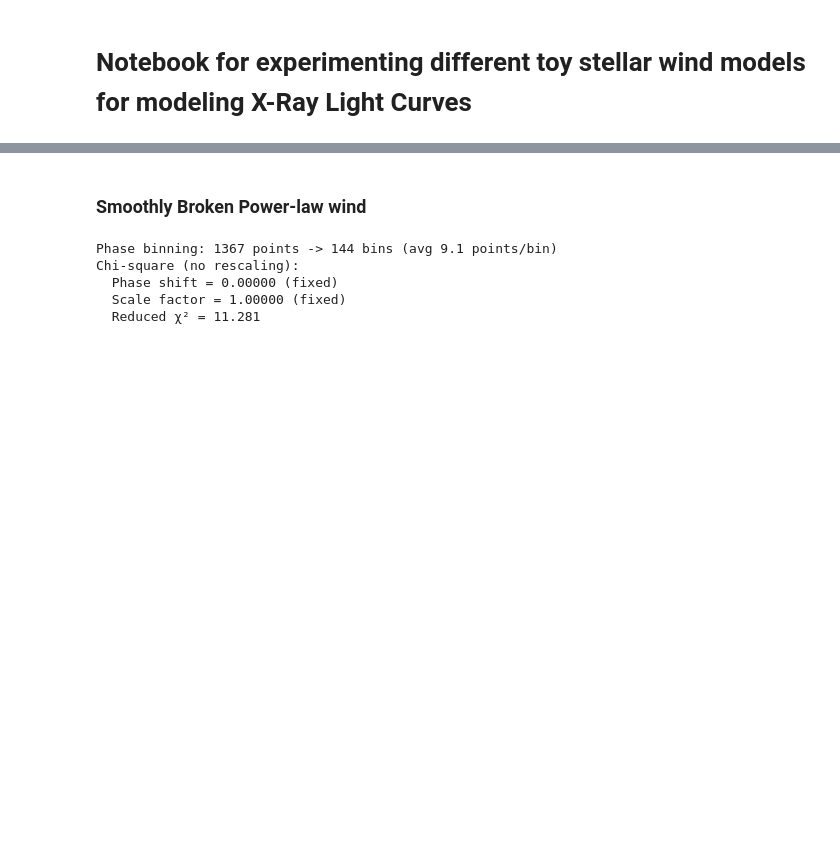
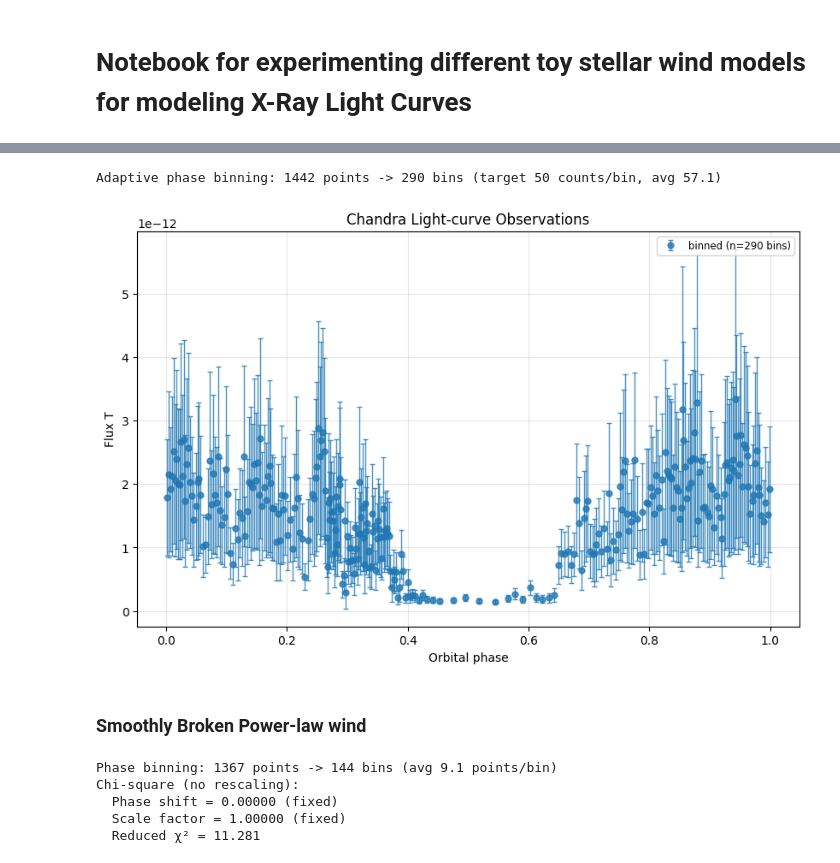
Before and after one commit to Ruchit10/XRB_LightCurve, a Jupyter notebook: xrb_toy_wind_models.ipynb, the cells around one changed output, grey strips where cells are left out. Drawn from its saved outputs; the diff is of its cells as text; code cells hidden in the pictures; blank space fills up the shorter version.

```diff
--- a/xrb_toy_wind_models.ipynb
+++ b/xrb_toy_wind_models.ipynb
@@ -37,3 +37,15 @@ Removed 131 zero/NaN flux data points (1367 remaining)
+# %%
+# Binned by constant signal-to-noise
+df = phase_bin_data_snr(
+    data_df,
+    counts_per_bin=50,
+    verbose=True
+)
+plot_phase(df, None, sim_df = None, shift = None, scale = None, chi2 = None,
+            rescaled=False, obs_column_name=obs_column, is_binned=True)
+# %% [output]
+Adaptive phase binning: 1442 points -> 290 bins (target 50 counts/bin, avg 57.1)
+[figure, added]
 # %% [markdown]
 ### Smoothly Broken Power-law wind
 # %%
```
Also changed, not shown: parts of 2 cells of this notebook, 4 other files.
